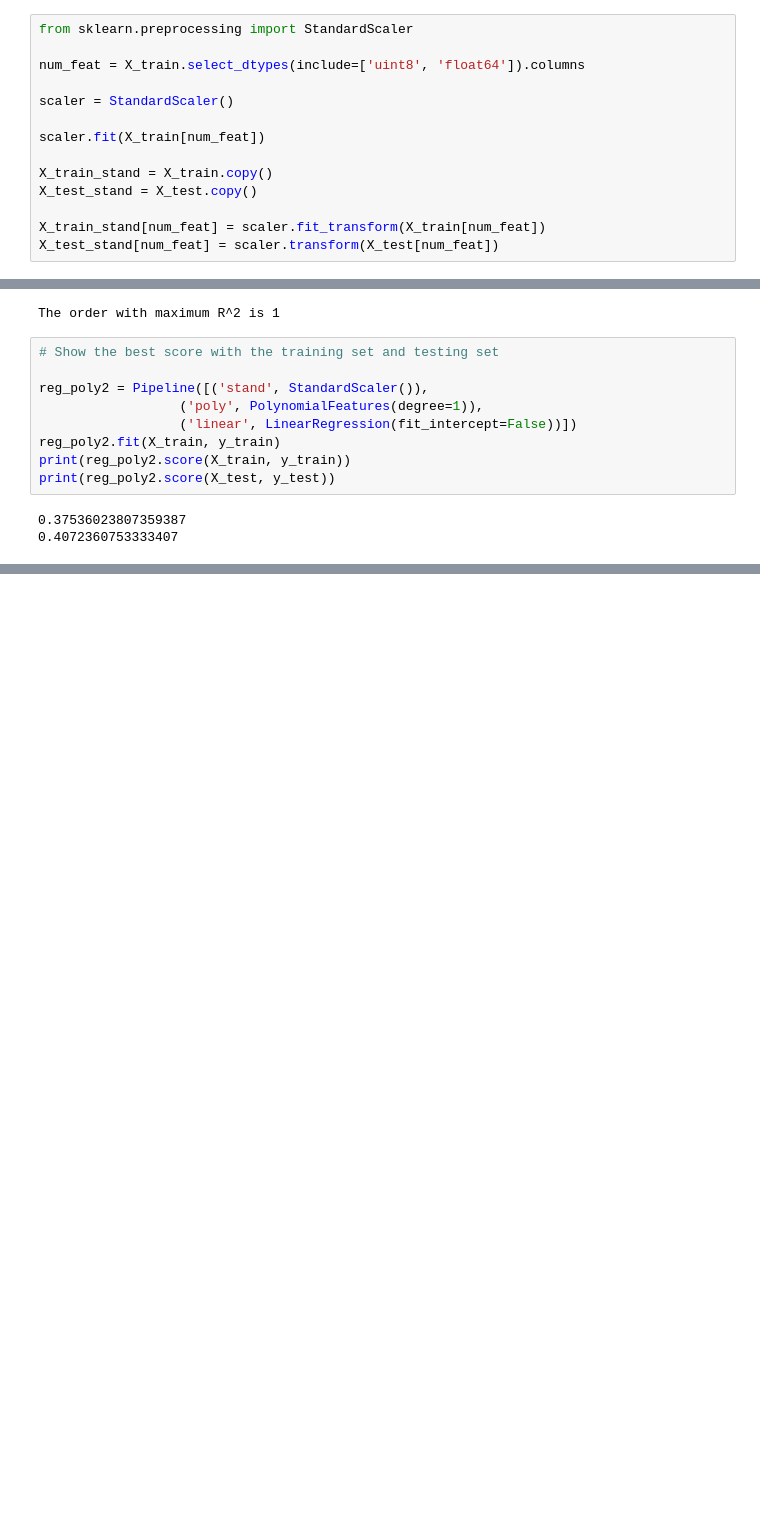
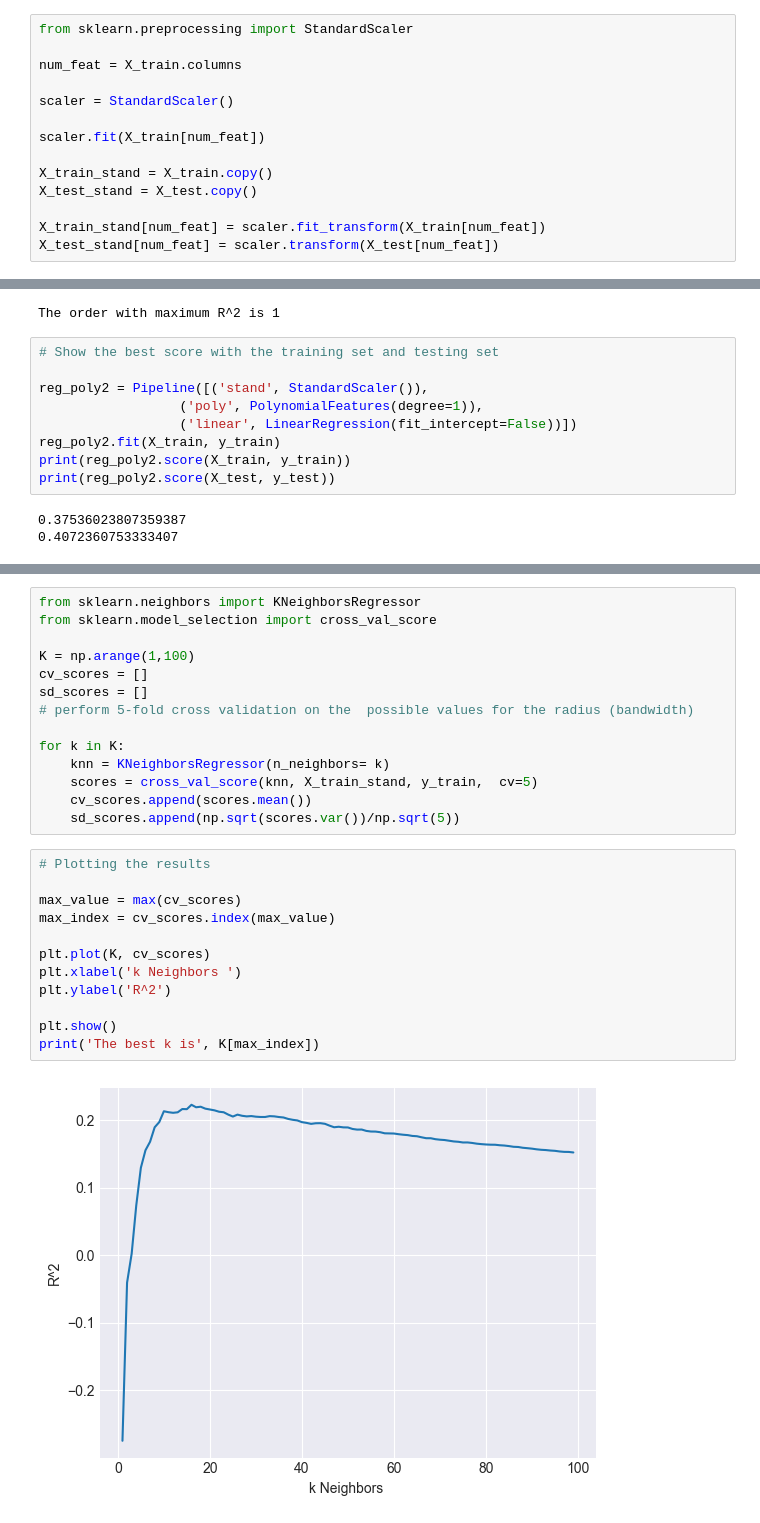
Before and after one commit to Detopall/machine-learning-project, a Jupyter notebook: projected_revenue.ipynb, the cells around one changed output, grey strips where cells are left out. Drawn from its saved outputs; the diff is of its cells as text; blank space fills up the shorter version.

Commit message:
added the KNN method using cross validation, the best amount of neighbors is 16 (atm)

```diff
--- a/projected_revenue.ipynb
+++ b/projected_revenue.ipynb
@@ -53,7 +53,7 @@ X_train, X_test, y_train, y_test = train_test_split(X, y, test_size=0.2, random_
 # %%
 from sklearn.preprocessing import StandardScaler
 
-num_feat = X_train.select_dtypes(include=['uint8', 'float64']).columns
+num_feat = X_train.columns
 
 scaler = StandardScaler()
 
@@ -121,0 +131,28 @@ print(reg_poly2.score(X_test, y_test))
+# %%
+from sklearn.neighbors import KNeighborsRegressor
+from sklearn.model_selection import cross_val_score
+
+K = np.arange(1,100)
+cv_scores = []
+sd_scores = []
+# perform 5-fold cross validation on the  possible values for the radius (bandwidth)
+
+for k in K:
+    knn = KNeighborsRegressor(n_neighbors= k)
+    scores = cross_val_score(knn, X_train_stand, y_train,  cv=5)
+    cv_scores.append(scores.mean())
+    sd_scores.append(np.sqrt(scores.var())/np.sqrt(5))
+# %%
+# Plotting the results
+
+max_value = max(cv_scores)
+max_index = cv_scores.index(max_value)
+
+plt.plot(K, cv_scores)
+plt.xlabel('k Neighbors ')
+plt.ylabel('R^2')
+
+plt.show()
+print('The best k is', K[max_index])
+# %% [output]
+[figure, added]
```
Also changed, not shown: parts of 8 cells of this notebook.
